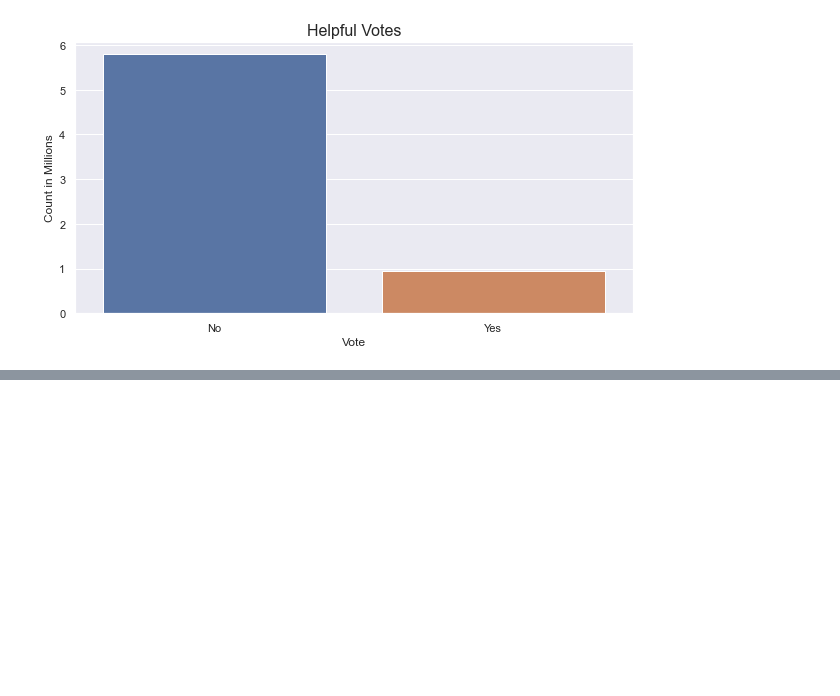
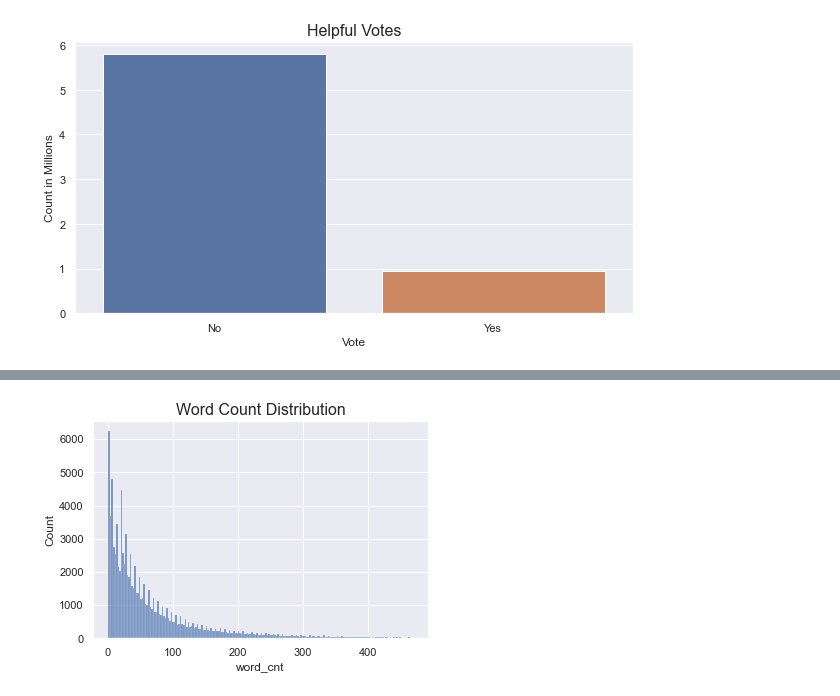
Before and after one commit to MagdaW19/Sentiment_Analysis, a Jupyter notebook: notebooks/EDA.ipynb, the cells around one changed output, grey strips where cells are left out. Cells and saved outputs as stored; diff of their text form; code cells hidden in the pictures; blank space fills up the shorter version.

```diff
--- a/notebooks/EDA.ipynb
+++ b/notebooks/EDA.ipynb
@@ -105,0 +146,8 @@ plt.show()
+# %%
+sns.histplot(x=df_new.word_cnt,
+             bins=200,
+             binrange=range_without_outliers(df_new.word_cnt, lower=1.))
+plt.title("Word Count Distribution", fontsize=16)
+plt.show()
+# %% [output]
+[figure, added]
```
Also changed, not shown: parts of 27 cells of this notebook, 3 other files.
